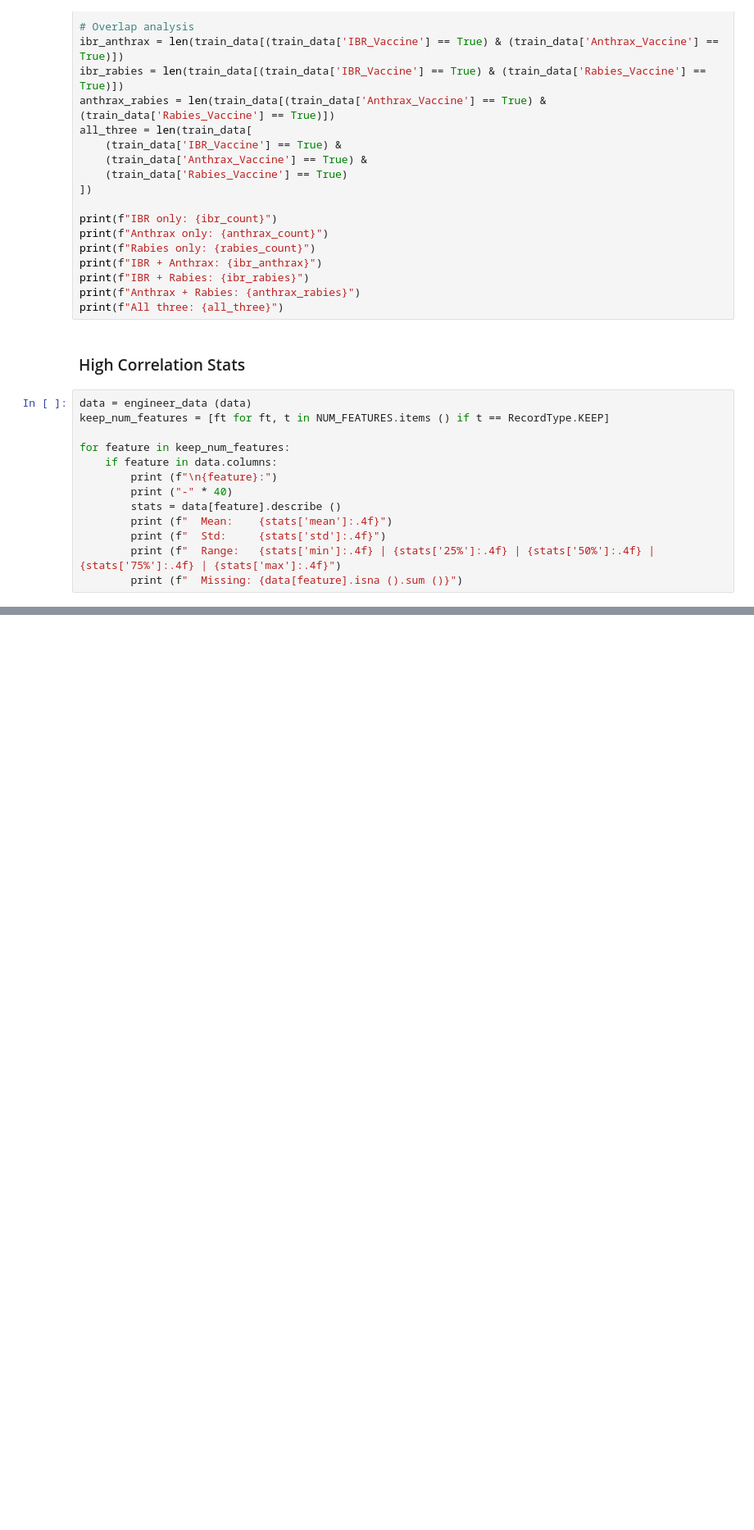
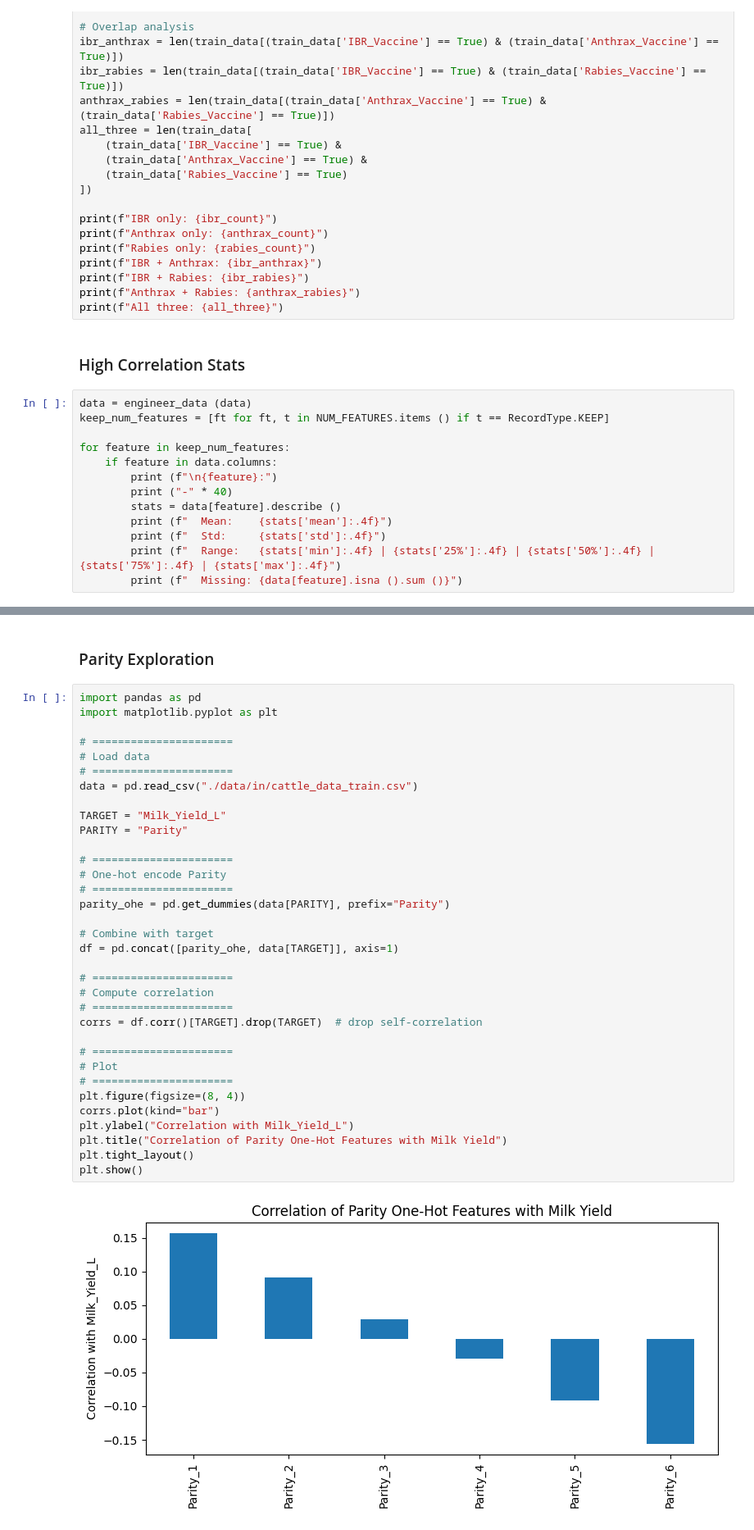
Before and after one commit to AustinJia-code/Yield-Regression, a Jupyter notebook: experiments/exploration.ipynb, the cells around one changed output, grey strips where cells are left out. Shown at 82% size. Drawn from its saved outputs; the diff is of its cells as text; blank space fills up the shorter version.

```diff
--- a/experiments/exploration.ipynb
+++ b/experiments/exploration.ipynb
@@ -533,3 +529,41 @@ for col in categorical_cols:
 
 print("\nAll plots saved in folder: distribution_plots/")
 print("Done!")
+# %% [markdown]
+### Parity Exploration
+# %%
+import pandas as pd
+import matplotlib.pyplot as plt
+
+# ======================
+# Load data
+# ======================
+data = pd.read_csv("./data/in/cattle_data_train.csv")
+
+TARGET = "Milk_Yield_L"
+PARITY = "Parity"
+
+# ======================
+# One-hot encode Parity
+# ======================
+parity_ohe = pd.get_dummies(data[PARITY], prefix="Parity")
+
+# Combine with target
+df = pd.concat([parity_ohe, data[TARGET]], axis=1)
+
+# ======================
+# Compute correlation
+# ======================
+corrs = df.corr()[TARGET].drop(TARGET)  # drop self-correlation
+
+# ======================
+# Plot
+# ======================
+plt.figure(figsize=(8, 4))
+corrs.plot(kind="bar")
+plt.ylabel("Correlation with Milk_Yield_L")
+plt.title("Correlation of Parity One-Hot Features with Milk Yield")
+plt.tight_layout()
+plt.show()
+# %% [output]
+[figure, added]
```
Also changed, not shown: parts of 10 cells of this notebook, 3 other files.
